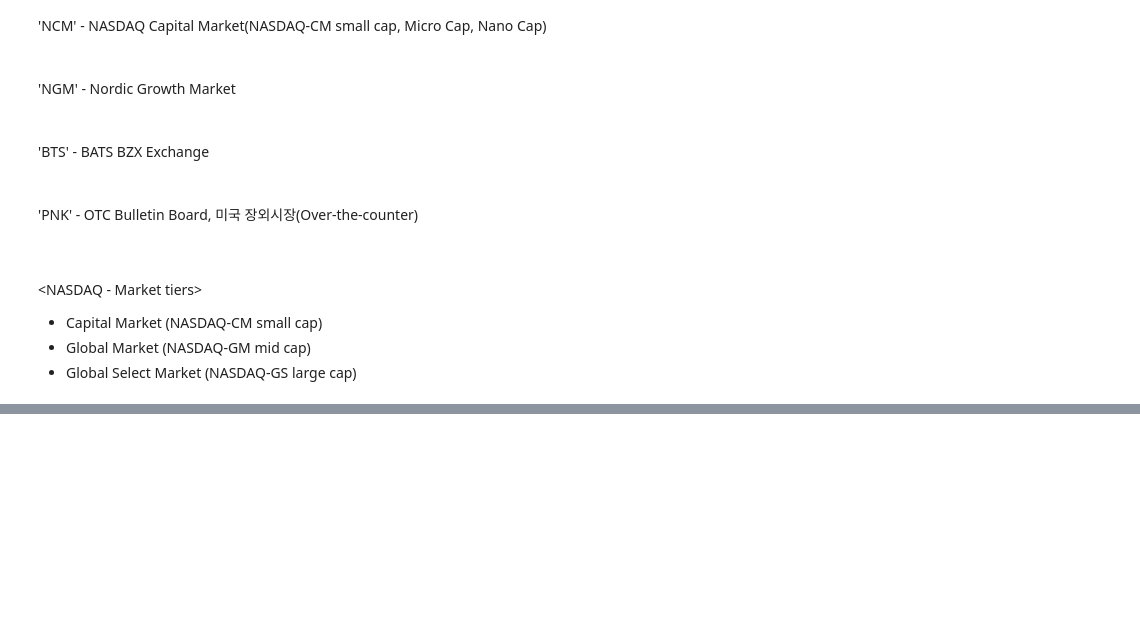
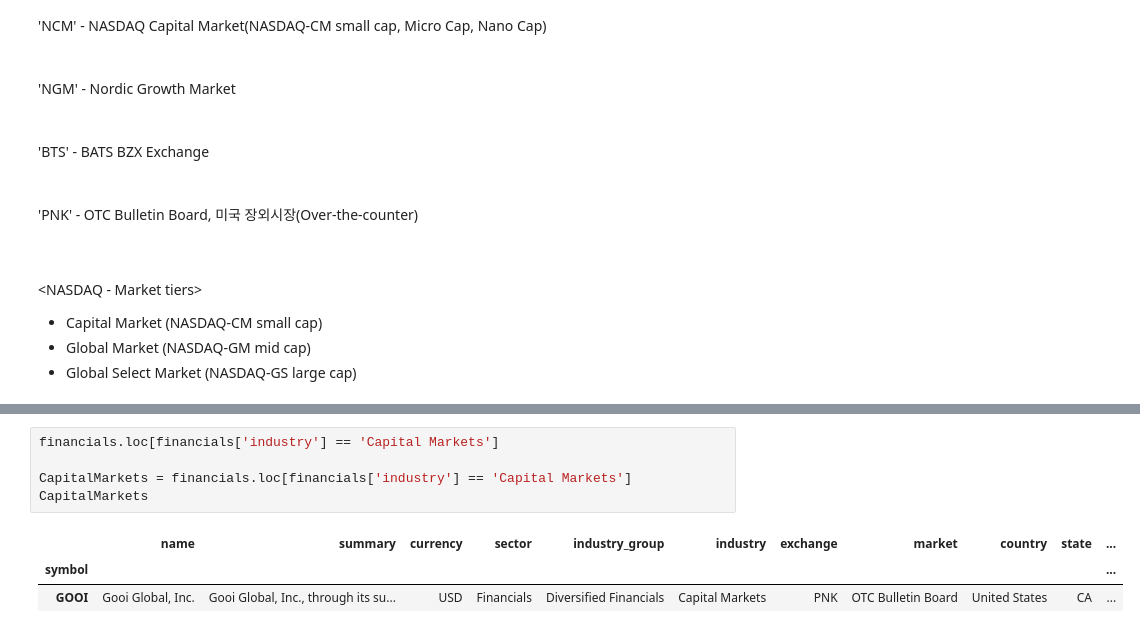
Before and after one commit to ljy9969/Quant_Portfolio, a Jupyter notebook: Analyst/USstocks.ipynb, the cells around one changed output, grey strips where cells are left out. Drawn from its saved outputs; the diff is of its cells as text; blank space fills up the shorter version.

```diff
--- a/Analyst/USstocks.ipynb
+++ b/Analyst/USstocks.ipynb
@@ -729,0 +793,9 @@ MicroCap_df.head()
+# %%
+financials.loc[financials['industry'] == 'Capital Markets']
+
+CapitalMarkets = financials.loc[financials['industry'] == 'Capital Markets']
+CapitalMarkets
+# %% [output]
+|  | name | summary | currency | sector | industry_group | industry | exchange | market | country | state | ... |
+| symbol |  |  |  |  |  |  |  |  |  |  | ... |
+| GOOI | Gooi Global, Inc. | Gooi Global, Inc., through its su... | USD | Financials | Diversified Financials | Capital Markets | PNK | OTC Bulletin Board | United States | CA | ... |
```
Also changed, not shown: parts of 16 cells of this notebook.
